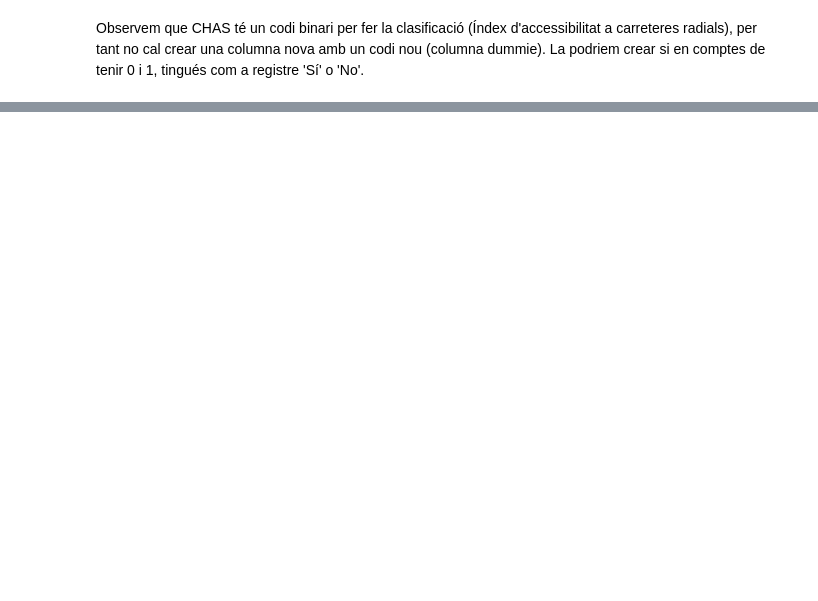
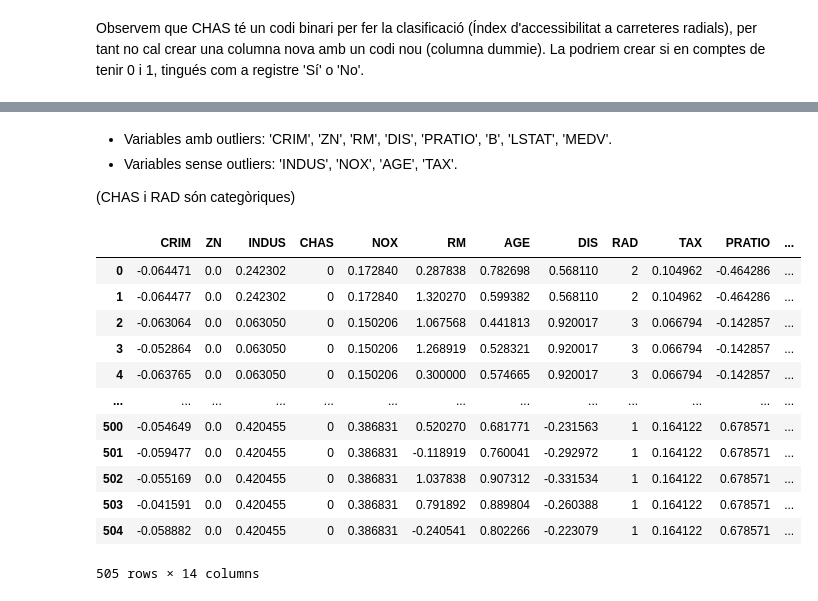
Before and after one commit to paucco/SkLearn_Train_Test, a Jupyter notebook: Tasca M5 T02.ipynb, the cells around one changed output, grey strips where cells are left out. Saved outputs shown, nothing was run; the diff lists cells and outputs as text; code cells hidden in the pictures; blank space fills up the shorter version.

```diff
--- a/Tasca M5 T02.ipynb
+++ b/Tasca M5 T02.ipynb
@@ -457,0 +475,34 @@ df_train
+# %% [markdown]
+- Variables amb outliers: 'CRIM', 'ZN', 'RM', 'DIS', 'PRATIO', 'B', 'LSTAT', 'MEDV'.
+- Variables sense outliers: 'INDUS', 'NOX', 'AGE', 'TAX'.
+
+(CHAS i RAD són categòriques)
+# %%
+from sklearn.preprocessing import RobustScaler
+from sklearn.preprocessing import MinMaxScaler
+
+df_estand = df
+
+var_out = ['CRIM', 'ZN', 'RM', 'DIS', 'PRATIO', 'B', 'LSTAT', 'MEDV']
+df_estand[var_out] = RobustScaler().fit_transform(df_estand[var_out])
+
+
+var_no_out = ['INDUS', 'NOX', 'AGE', 'TAX']
+df_estand[var_no_out] = MinMaxScaler().fit_transform(df_estand[var_no_out])
+
+
+df_estand
+# %% [output]
+|  | CRIM | ZN | INDUS | CHAS | NOX | RM | AGE | DIS | RAD | TAX | PRATIO | ... |
+| 0 | -0.064471 | 0.0 | 0.242302 | 0 | 0.172840 | 0.287838 | 0.782698 | 0.568110 | 2 | 0.104962 | -0.464286 | ... |
+| 1 | -0.064477 | 0.0 | 0.242302 | 0 | 0.172840 | 1.320270 | 0.599382 | 0.568110 | 2 | 0.104962 | -0.464286 | ... |
+| 2 | -0.063064 | 0.0 | 0.063050 | 0 | 0.150206 | 1.067568 | 0.441813 | 0.920017 | 3 | 0.066794 | -0.142857 | ... |
+| 3 | -0.052864 | 0.0 | 0.063050 | 0 | 0.150206 | 1.268919 | 0.528321 | 0.920017 | 3 | 0.066794 | -0.142857 | ... |
+| 4 | -0.063765 | 0.0 | 0.063050 | 0 | 0.150206 | 0.300000 | 0.574665 | 0.920017 | 3 | 0.066794 | -0.142857 | ... |
+| ... | ... | ... | ... | ... | ... | ... | ... | ... | ... | ... | ... | ... |
+| 500 | -0.054649 | 0.0 | 0.420455 | 0 | 0.386831 | 0.520270 | 0.681771 | -0.231563 | 1 | 0.164122 | 0.678571 | ... |
+| 501 | -0.059477 | 0.0 | 0.420455 | 0 | 0.386831 | -0.118919 | 0.760041 | -0.292972 | 1 | 0.164122 | 0.678571 | ... |
+| 502 | -0.055169 | 0.0 | 0.420455 | 0 | 0.386831 | 1.037838 | 0.907312 | -0.331534 | 1 | 0.164122 | 0.678571 | ... |
+| 503 | -0.041591 | 0.0 | 0.420455 | 0 | 0.386831 | 0.791892 | 0.889804 | -0.260388 | 1 | 0.164122 | 0.678571 | ... |
+| 504 | -0.058882 | 0.0 | 0.420455 | 0 | 0.386831 | -0.240541 | 0.802266 | -0.223079 | 1 | 0.164122 | 0.678571 | ... |
+505 rows × 14 columns
```
Also changed, not shown: parts of 13 cells of this notebook.
